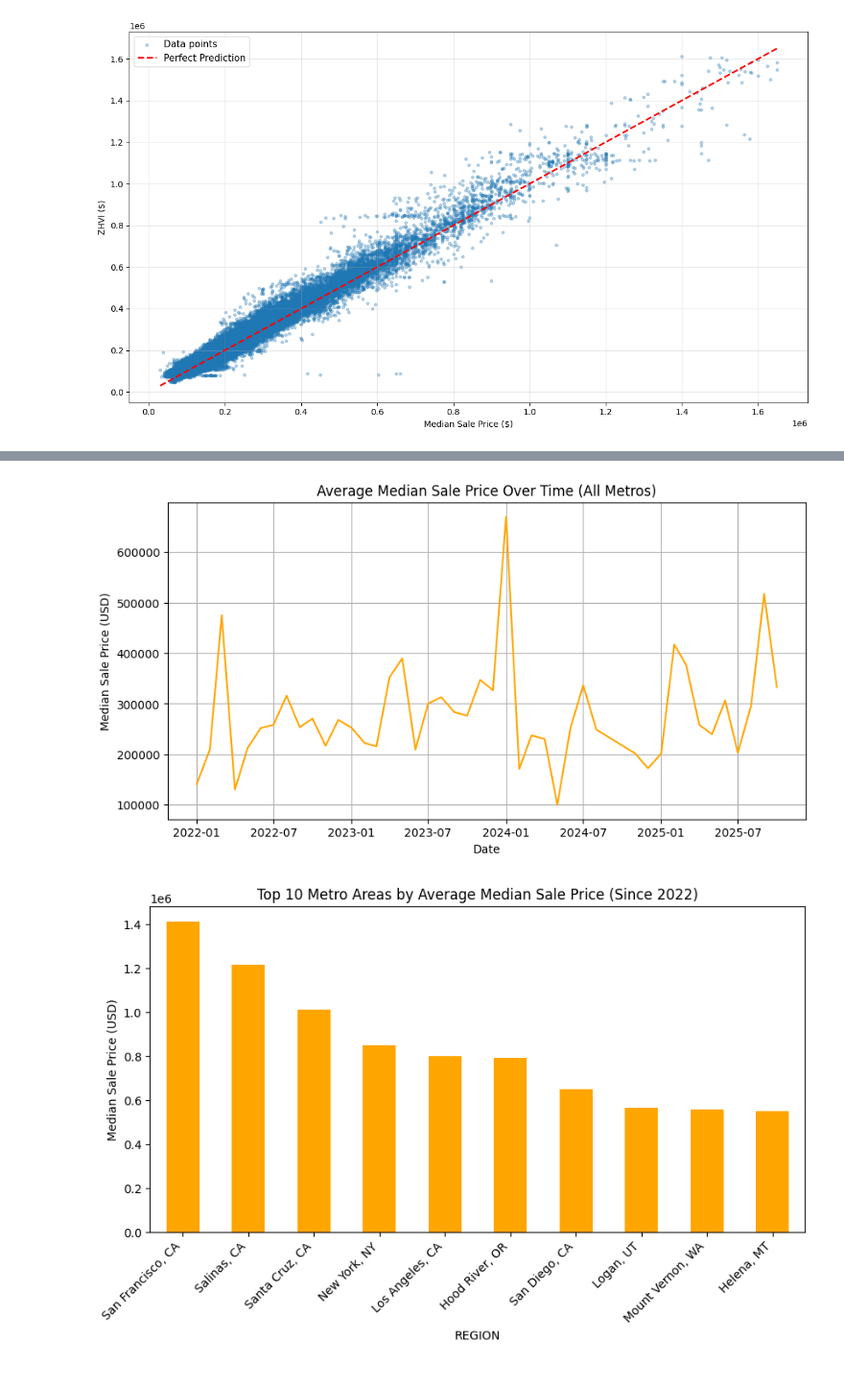
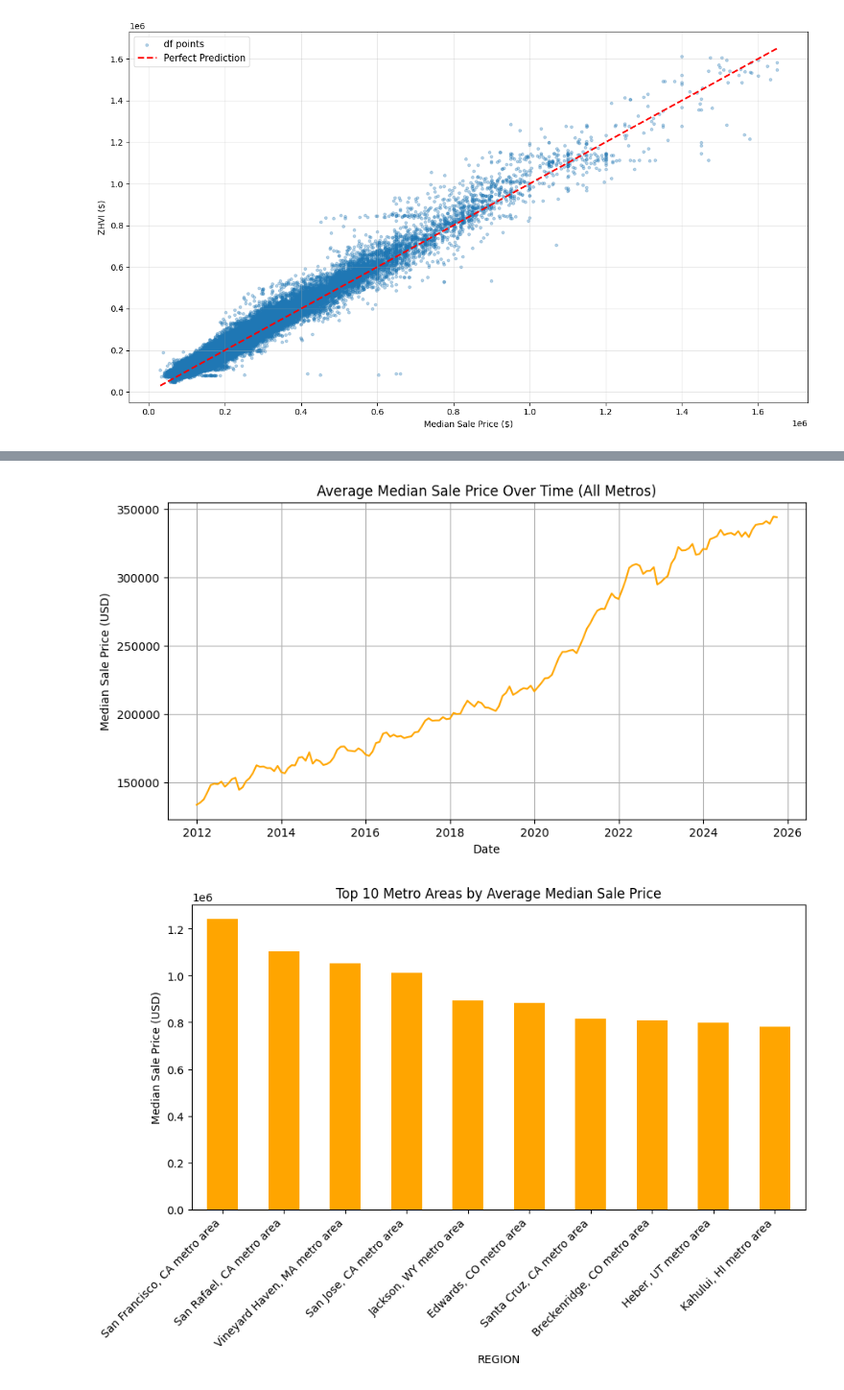
Before and after one commit to odehamer/cs577-project, a Jupyter notebook: project.ipynb, the cells around one changed output, grey strips where cells are left out. Shown: that part at 96% size. Cells and saved outputs as stored; diff of their text form; code cells hidden in the pictures.

```diff
--- a/project.ipynb
+++ b/project.ipynb
@@ -207,48 +200,46 @@ Name: count, dtype: int64
 # %%
-#CLEAN THE df
-df["PERIOD_BEGIN"] = pd.to_datetime(df["PERIOD_BEGIN"], errors="coerce")
+cwd = Path.cwd()
+data_path = cwd / 'df' / 'redfin_metro_market_tracker.csv'
 
-# Remove empty or useless columns
-df = df.drop(columns=["CITY", "STATE"], errors="ignore")
+data = pd.read_csv(data_path)
 
-# Drop rows missing key values
-df = df.dropna(subset=["MEDIAN_SALE_PRICE", "REGION"])
+# data cleaning
+data["PERIOD_BEGIN"] = pd.to_datetime(data["PERIOD_BEGIN"], errors="coerce")
+data = data.drop(columns=["CITY", "STATE"], errors="ignore")
+data = data.dropna(subset=["MEDIAN_SALE_PRICE", "REGION"])
 
-# Keep only data from 2022 and later
-df_recent = df[df["PERIOD_BEGIN"] >= "2022-01-01"]
-
-# 1.Price Trend Over Time
-avg_price = df_recent.groupby("PERIOD_BEGIN")["MEDIAN_SALE_PRICE"].mean()
+# price trend over time
+avg_price = data.groupby("PERIOD_BEGIN")["MEDIAN_SALE_PRICE"].mean()
 
 plt.figure(figsize=(10,5))
 plt.plot(avg_price.index, avg_price.values, color="orange")
 plt.title("Average Median Sale Price Over Time (All Metros)")
 plt.xlabel("Date")
 plt.ylabel("Median Sale Price (USD)")
 plt.grid(True)
 plt.show()
 
-# 2.Top 10 Metro Areas by Price
-top10 = (df_recent.groupby("REGION")["MEDIAN_SALE_PRICE"]
+# top 10 metro areas by price
+top10 = (data.groupby("REGION")["MEDIAN_SALE_PRICE"]
           .mean()
           .sort_values(ascending=False)
           .head(10))
 
 plt.figure(figsize=(10,5))
 top10.plot(kind="bar", color="orange")
-plt.title("Top 10 Metro Areas by Average Median Sale Price (Since 2022)")
+plt.title("Top 10 Metro Areas by Average Median Sale Price")
 plt.ylabel("Median Sale Price (USD)")
 plt.xticks(rotation=45, ha="right")
 plt.show()
 
-# 3. Correlation Heatmap
+# correlation heatmap
 cols = ["MEDIAN_SALE_PRICE", "HOMES_SOLD", "NEW_LISTINGS", "INVENTORY"]
-corr = df_recent[cols].corr()
+corr = data[cols].corr()
 
 plt.figure(figsize=(6,5))
 sns.heatmap(corr, annot=True, cmap="coolwarm")
-plt.title("Correlation Between Key Housing Variables")
+plt.title("Correlation Heatmap between Market-Activity Measures")
 plt.show()
 # %% [output]
-[figure, old version]
+[figure, new version]
-[figure, old version]
+[figure, new version]
```
Also changed, not shown: parts of 2 cells of this notebook.
